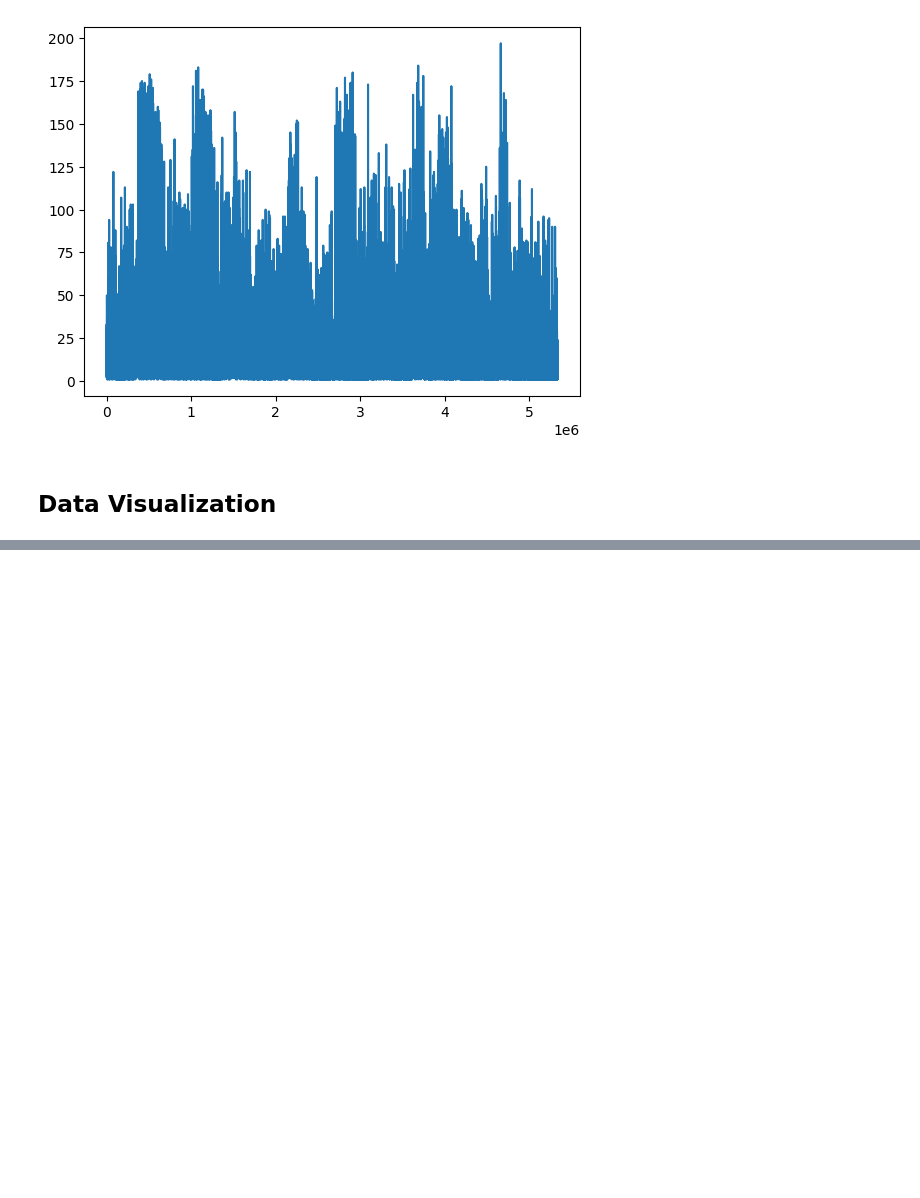
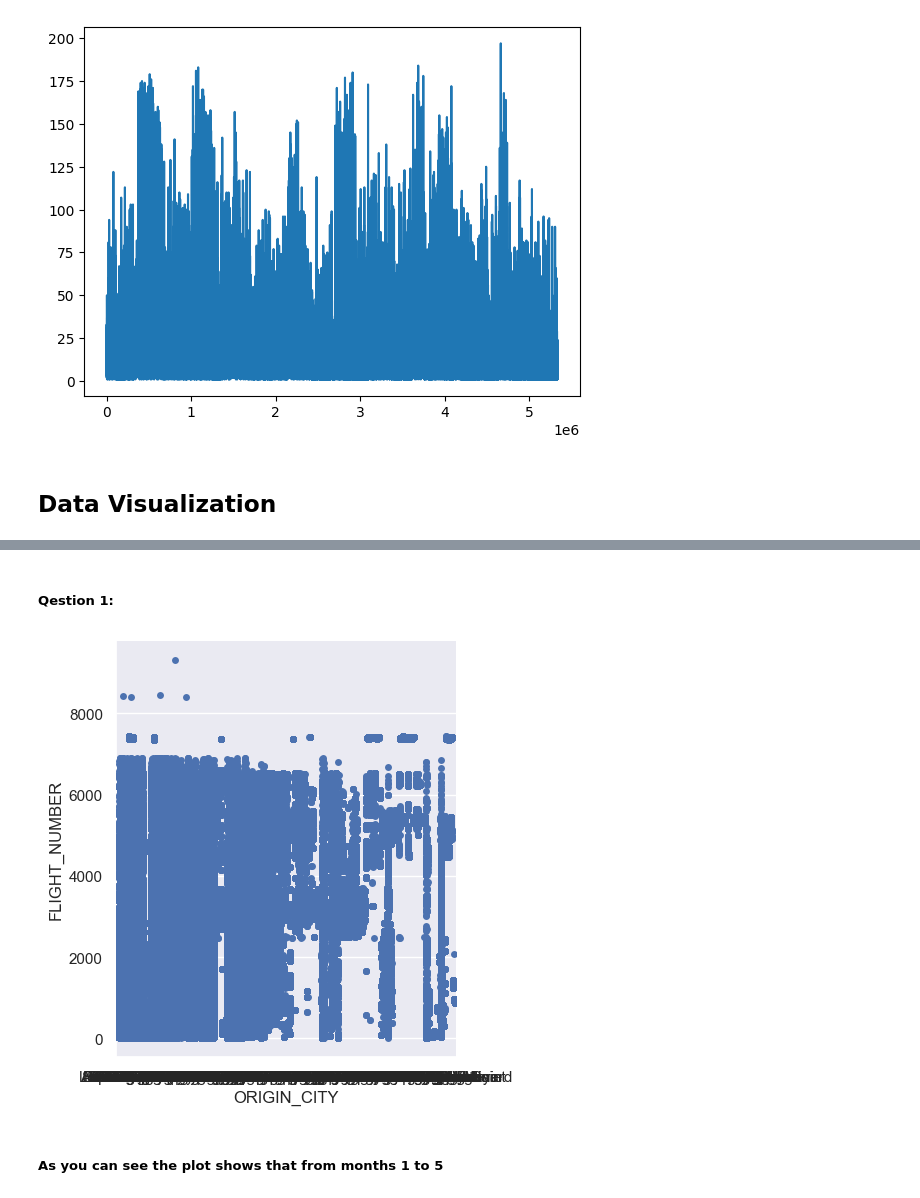
Before and after one commit to 3mkTawfik/DEProject2, a Jupyter notebook: DEProject2.ipynb, the cells around one changed output, grey strips where cells are left out. Saved outputs shown, nothing was run; the diff lists cells and outputs as text; code cells hidden in the pictures; blank space fills up the shorter version.

Commit message:
tried visualization

```diff
--- a/DEProject2.ipynb
+++ b/DEProject2.ipynb
@@ -230,0 +243,2 @@ plt.plot(df['TAXI_IN'])
+# %% [markdown]
+<h5>Qestion 1: </h5>
@@ -230,0 +247,5 @@ plt.plot(df['TAXI_IN'])
+# %%
+sns.catplot(x='ORIGIN_CITY',y= 'FLIGHT_NUMBER',data=df)
+sns.set(rc={'figure.figsize':(100,100)})
+# %% [output]
+[figure, added]
@@ -230,0 +255,2 @@ plt.plot(df['TAXI_IN'])
+# %% [markdown]
+<h5>As you can see the plot shows that from months 1 to 5</h5>
```
Also changed, not shown: parts of 3 cells of this notebook, 1 other file.
